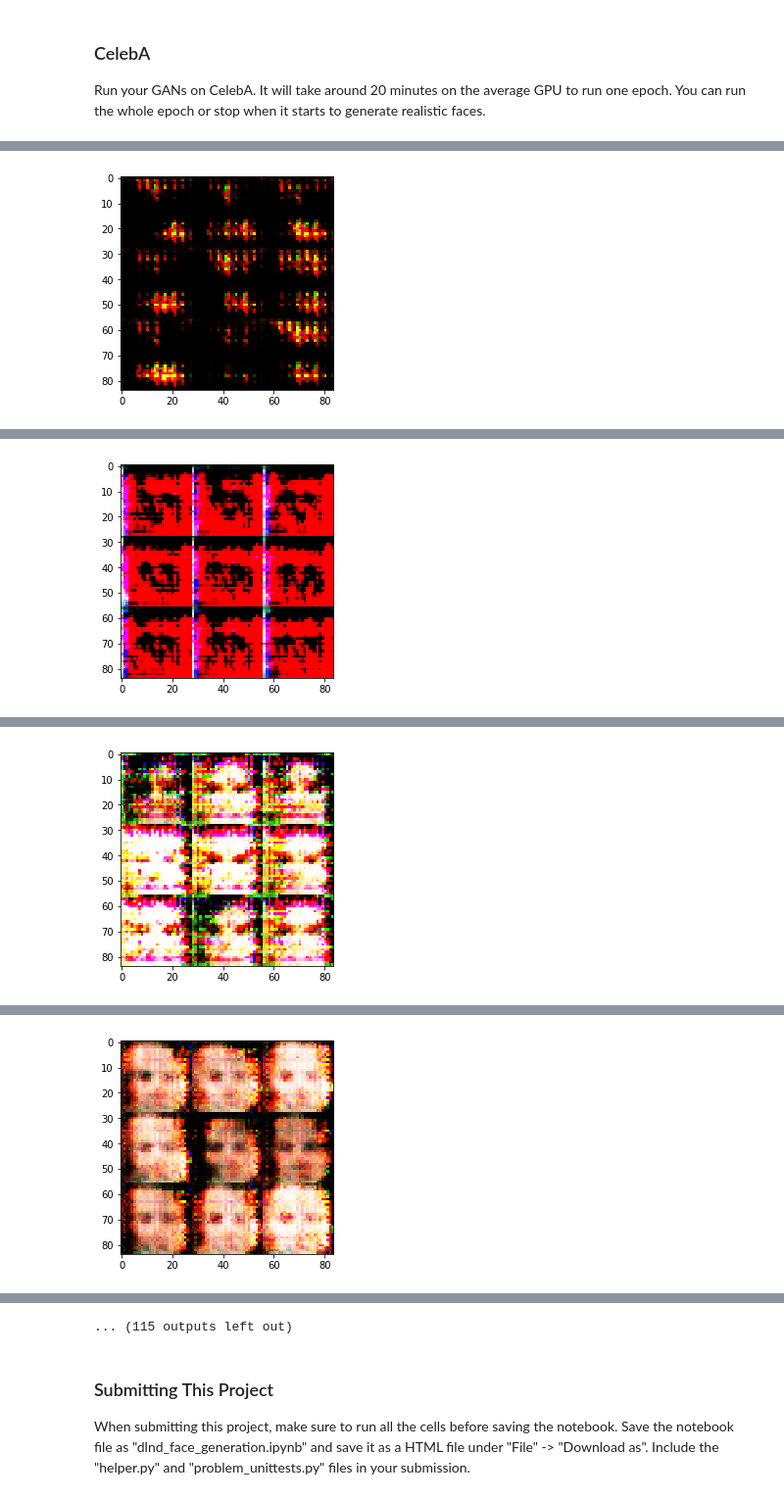
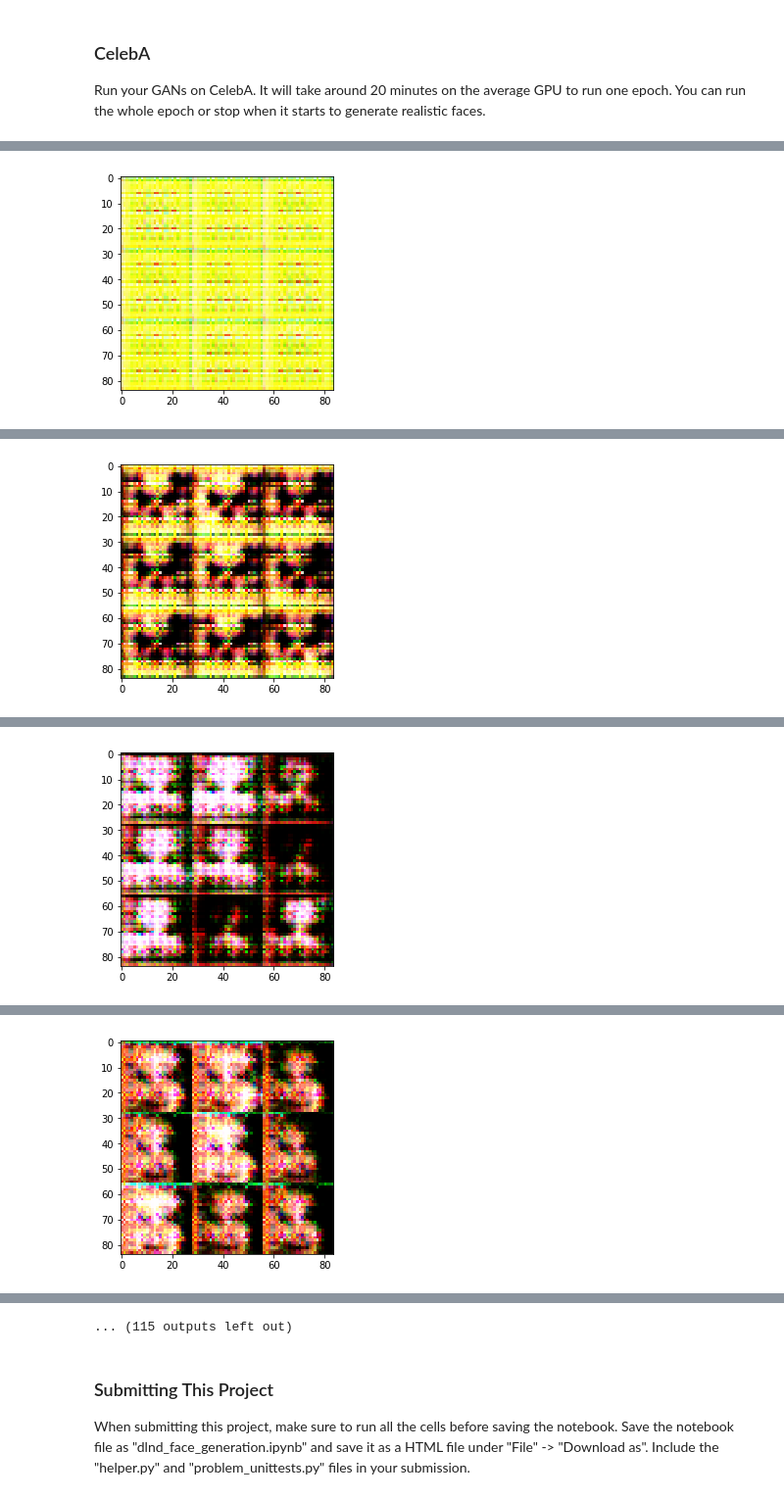
Before and after one commit to Mazekiller/face-generation-gan, a Jupyter notebook: dlnd_face_generation.ipynb, the cells around one changed output, grey strips where cells are left out. Shown at 98% size. Drawn from its saved outputs; the diff is of its cells as text; code cells hidden in the pictures.

```diff
--- a/dlnd_face_generation.ipynb
+++ b/dlnd_face_generation.ipynb
@@ -218,7 +218,7 @@ def generator(z, out_channel_dim, is_train=True):
         x1 = tf.reshape(x1, (-1, 4, 4, 512))
         x1 = tf.layers.batch_normalization(x1, training=is_train)
         x1 = tf.maximum(alpha * x1, x1)
-        x1 = tf.nn.dropout(x1, 0.6)
+        x1 = tf.contrib.layers.dropout(x1, 0.5, is_training=is_train)
 
         x2 = tf.layers.conv2d_transpose(inputs=x1,
                                         filters=256,
@@ -229,7 +229,7 @@ def generator(z, out_channel_dim, is_train=True):
 
         x2 = tf.layers.batch_normalization(x2, training=is_train)
         x2 = tf.maximum(alpha*x2, x2)
-        x2 = tf.nn.dropout(x2, 0.6)
+        x2 = tf.contrib.layers.dropout(x2, 0.5, is_training=is_train)
         #Shape is 8*8*256
 
         x3 = tf.layers.conv2d_transpose(inputs=x2,
@@ -240,7 +240,7 @@ def generator(z, out_channel_dim, is_train=True):
                                         kernel_initializer=tf.contrib.layers.xavier_initializer())
         x3 = tf.layers.batch_normalization(x3, training=is_train)
         x3 = tf.maximum(alpha*x3, x3)
-        x3 = tf.nn.dropout(x3, 0.6)
+        x3 = tf.contrib.layers.dropout(x3, 0.5, is_training=is_train)
         #Shape is now 16*16*128
 
         x4 = tf.layers.conv2d_transpose(inputs=x3,
@@ -257,11 +257,10 @@ def generator(z, out_channel_dim, is_train=True):
                                             strides=(1, 1),
                                             padding='same',
                                             kernel_initializer=tf.contrib.layers.xavier_initializer())
+        logits = tf.tanh(logits)
 
-        logits = tf.image.resize_images(logits, (28, 28))
+        output = tf.image.resize_images(logits, (28, 28))
         #Shape is now 28*28*3
-
-        output = tf.tanh(logits)
 
     return output
 
@@ -531,7 +530,7 @@ Run your GANs on CelebA.  It will take around 20 minutes on the average GPU to r
 # %%
 batch_size = 32
 z_dim = 100
-learning_rate = 0.0002
+learning_rate = 0.0001
 beta1 = 0.5
 
 
@@ -558 +557 @@ Epoch 1/1... Discriminator Loss: 0.7989... Generator Loss: 2.7049
-[figure, old version]
+[figure, new version]
@@ -569 +568 @@ Epoch 1/1... Discriminator Loss: 0.9192... Generator Loss: 4.9805
-[figure, old version]
+[figure, new version]
@@ -580 +579 @@ Epoch 1/1... Discriminator Loss: 0.8950... Generator Loss: 1.9875
-[figure, old version]
+[figure, new version]
@@ -591 +590 @@ Epoch 1/1... Discriminator Loss: 0.9085... Generator Loss: 1.8590
-[figure, old version]
+[figure, new version]
```
Also changed, not shown: parts of 2 cells of this notebook, 1 other file.
